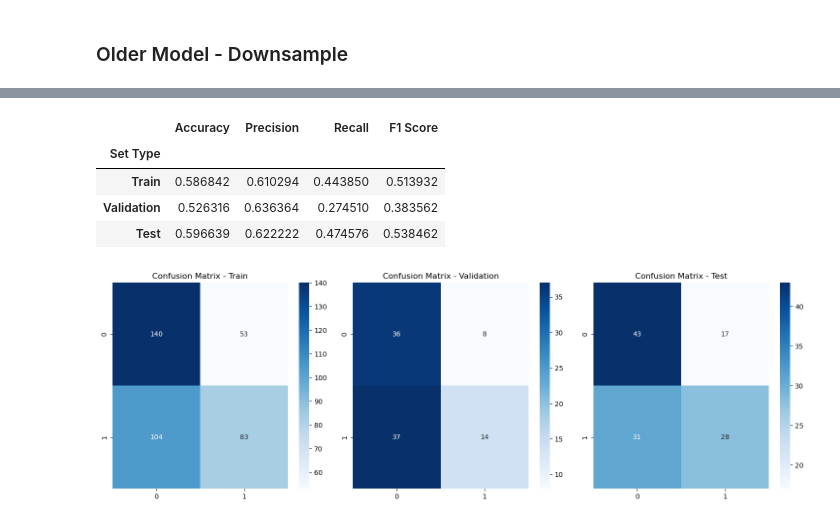
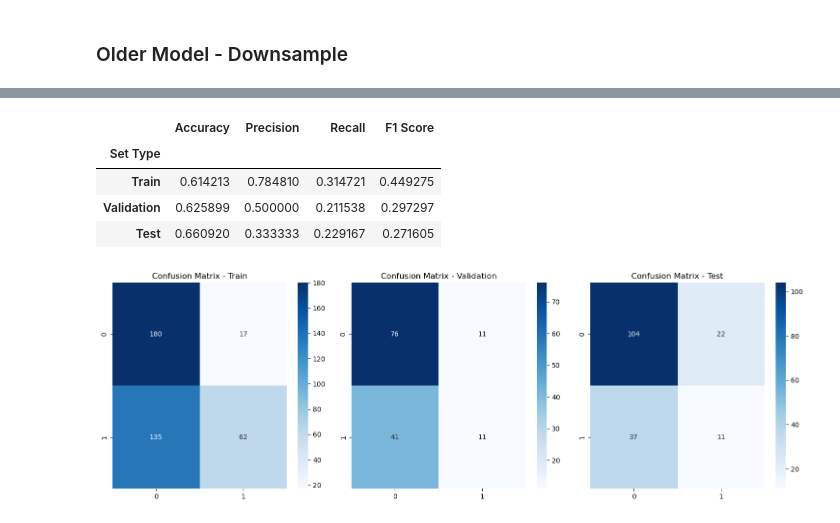
Before and after one commit to Kimberly97llp/cvproject, a Jupyter notebook: modeling.ipynb, the cells around one changed output, grey strips where cells are left out. Saved outputs shown, nothing was run; the diff lists cells and outputs as text; code cells hidden in the pictures.

```diff
--- a/modeling.ipynb
+++ b/modeling.ipynb
@@ -571,0 +509,3 @@ X_train.shape, X_val.shape, X_test.shape
+# %%
+### Upsampling
+X_train, y_train, age_train = resample_train_data(X_train, y_train, age_train, upsampling = True)
@@ -1221,0 +1153,3 @@ X_train_old_ups, X_val_old_ups, X_test_old_ups, y_train_old_ups, y_val_old_ups,
+# %%
+X_train_young, X_val_young, X_test_young, y_train_young, y_val_young, y_test_young, age_train_young, age_val_young, age_test_young = preprocess_data(young_df)
+X_train_old, X_val_old, X_test_old, y_train_old, y_val_old, y_test_old, age_train_old, age_val_old, age_test_old = preprocess_data(older_df)
@@ -1221,0 +1204,6 @@ X_train_old_ups, X_val_old_ups, X_test_old_ups, y_train_old_ups, y_val_old_ups,
+# %%
+### Upsampling
+X_train_old_ups, y_train_old_ups, age_train_old_ups = resample_train_data(X_train_old, y_train_old, age_train_old, upsampling = True)
+
+### Downsampling
+X_train_old_down, y_train_old_down, age_train_old_down = resample_train_data(X_train_old, y_train_old, age_train_old, upsampling = False)
@@ -1332,3 +1314,0 @@ Count of 'NO': 297
-# %%
-X_train_young_down, X_val_young_down, X_test_young_down, y_train_young_down, y_val_young_down, y_test_young_down, age_train_young_down, age_val_young_down, age_test_young_down = preprocess_data(young_balanced_down)
-X_train_old_down, X_val_old_down, X_test_old_down, y_train_old_down, y_val_old_down, y_test_old_down, age_train_old_down, age_val_old_down, age_test_old_down = preprocess_data(older_balanced_down)
@@ -1359,6 +1347,6 @@ Epoch 5/10
 # %% [markdown]
 ### Older Model  - Downsample
 # %%
-model_old_down, history_old_down, metrics_old_down = build_and_resnet_1img_model(X_train_old_down, y_train_old_down, X_val_old_down, y_val_old_down, X_test_old_down, y_test_old_down, 0.5)
+model_old_down, history_old_down, metrics_old_down = build_and_resnet_1img_model(X_train_old_down, y_train_old_down, X_val_old, y_val_old, X_test_old, y_test_old, 0.5)
 # %% [output]
 Epoch 1/10
@@ -1375,6 +1367,6 @@ Epoch 4/10
 |  | Accuracy | Precision | Recall | F1 Score |
 | Set Type |  |  |  |  |
-| Train | 0.586842 | 0.610294 | 0.443850 | 0.513932 |
-| Validation | 0.526316 | 0.636364 | 0.274510 | 0.383562 |
-| Test | 0.596639 | 0.622222 | 0.474576 | 0.538462 |
+| Train | 0.614213 | 0.784810 | 0.314721 | 0.449275 |
+| Validation | 0.625899 | 0.500000 | 0.211538 | 0.297297 |
+| Test | 0.660920 | 0.333333 | 0.229167 | 0.271605 |
-[figure, old version]
+[figure, new version]
```
Also changed, not shown: parts of 59 cells of this notebook.
